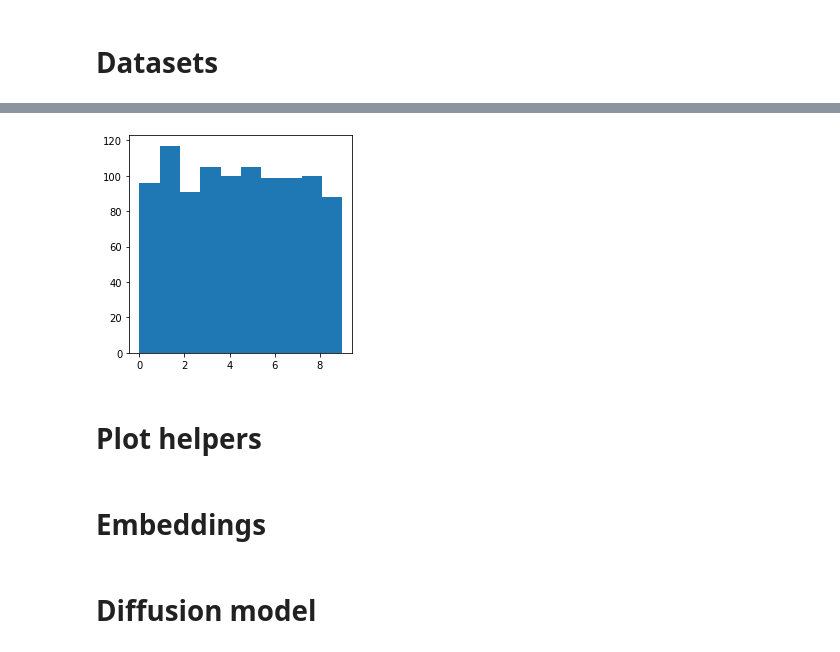
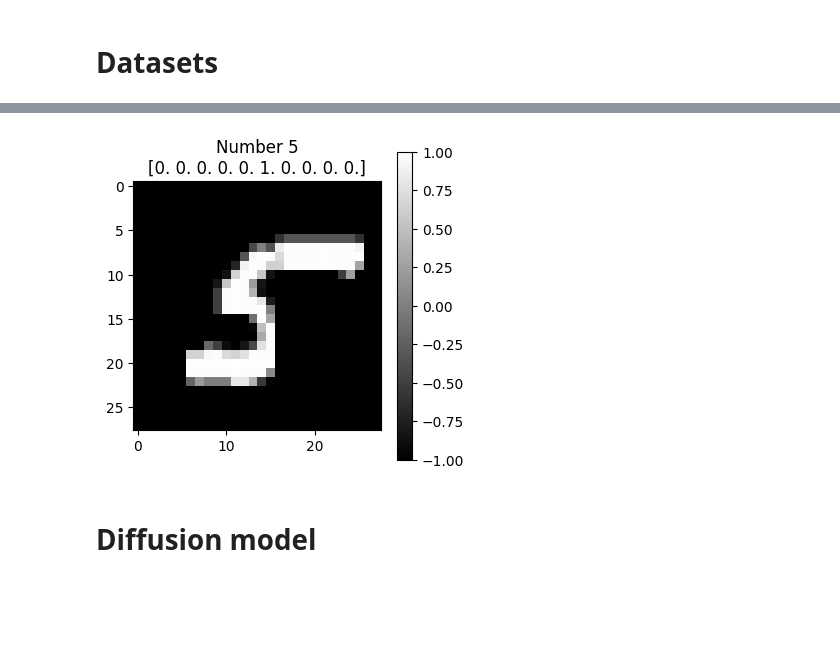
Before and after one commit to lucasmrdt/diffusion-model, a Jupyter notebook: notebooks/model_on_mnist.ipynb, the cells around one changed output, grey strips where cells are left out. Drawn from its saved outputs; the diff is of its cells as text; code cells hidden in the pictures; blank space fills up the shorter version.

```diff
--- a/notebooks/model_on_mnist.ipynb
+++ b/notebooks/model_on_mnist.ipynb
@@ -49,6 +40,0 @@ Using device: cuda
-# %%
-plt.hist(labels.cpu(), bins=10);
-# %% [output]
-[figure, removed]
-# %% [markdown]
-# Plot helpers
@@ -67,2 +40,0 @@ def plot_evolutions(xs_t, y_title=None, title=None):
-# %% [markdown]
-# Embeddings
@@ -85,3 +41,15 @@ def check_embedding(base, embedding_model):
+# %%
+N_SAMPLES = 1000
+
+X, y = get_mnist_dataset()
+y_hot = torch.nn.functional.one_hot(y, 10).float().to(device)
+
+idx = torch.randint(0, len(X), (1,))[0]
+plt.imshow(X[idx].cpu(), cmap="gray")
+plt.title(f"Number {y[idx]}\n{y_hot[idx].cpu().numpy()}")
+plt.colorbar();
+# %% [output]
+[figure, added]
 # %% [markdown]
 # Diffusion model
 # %% [markdown]
```
Also changed, not shown: parts of 32 cells of this notebook, 18 other files.
